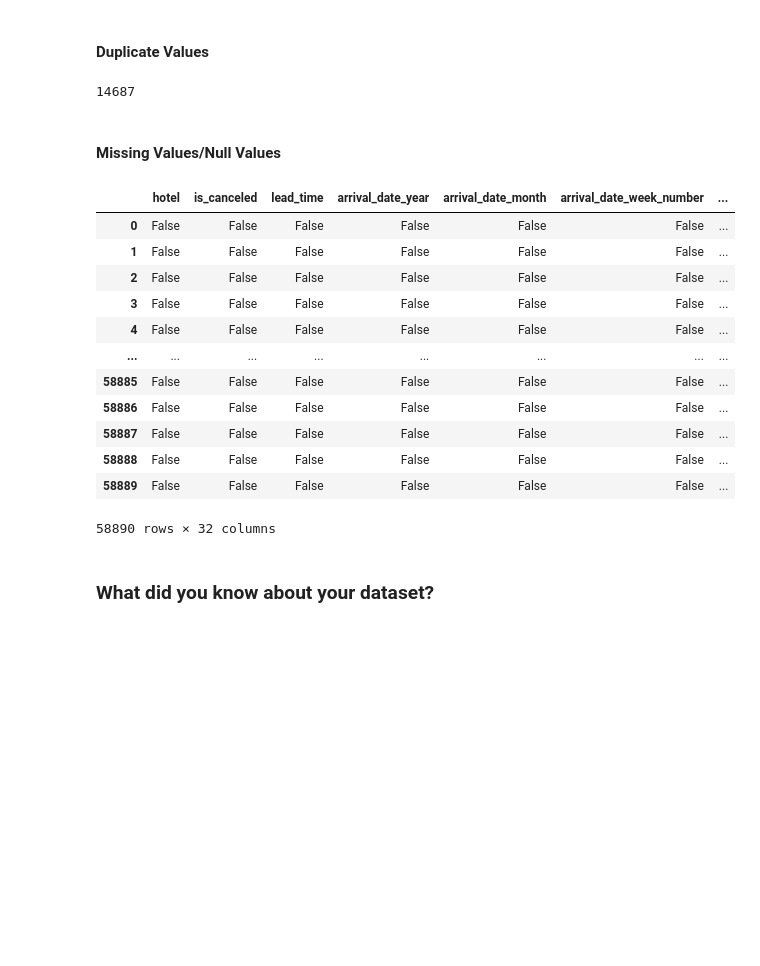
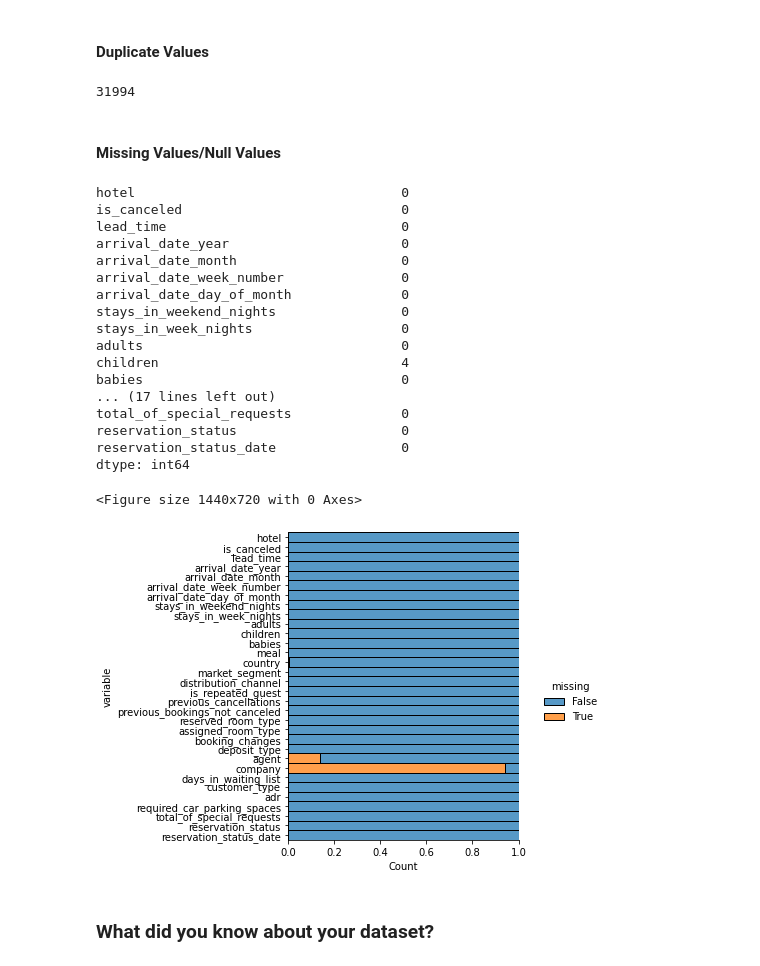
Before and after one commit to deeksha04kamal13/EDA-PROJECT, a Jupyter notebook: Copy_of_Sample_EDA_Submission_Template.ipynb, the cells around one changed output. Saved outputs shown, nothing was run; the diff lists cells and outputs as text; code cells hidden in the pictures; blank space fills up the shorter version.

```diff
--- a/Copy_of_Sample_EDA_Submission_Template.ipynb
+++ b/Copy_of_Sample_EDA_Submission_Template.ipynb
@@ -87,3 +85,6 @@ Drive already mounted at /content/drive; to attempt to forcibly remount, call dr
+# %%
+path ='/content/drive/MyDrive/Hotel Bookings.csv'
+df = pd.read_csv(path)
 # %% [markdown]
 ### Dataset First View
 # %%
@@ -133,23 +134,27 @@ memory usage: 14.4+ MB
 # Dataset Duplicate Value Count
 df.duplicated().sum()
 # %% [output]
-14687
+31994
 # %% [markdown]
 #### Missing Values/Null Values
 # %%
 # Missing Values/Null Values Count
-df.isnull()
+df.isnull().sum()
 # %% [output]
-|  | hotel | is_canceled | lead_time | arrival_date_year | arrival_date_month | arrival_date_week_number | ... |
-| 0 | False | False | False | False | False | False | ... |
-| 1 | False | False | False | False | False | False | ... |
-| 2 | False | False | False | False | False | False | ... |
-| 3 | False | False | False | False | False | False | ... |
-| 4 | False | False | False | False | False | False | ... |
-| ... | ... | ... | ... | ... | ... | ... | ... |
-| 58885 | False | False | False | False | False | False | ... |
-| 58886 | False | False | False | False | False | False | ... |
-| 58887 | False | False | False | False | False | False | ... |
-| 58888 | False | False | False | False | False | False | ... |
-| 58889 | False | False | False | False | False | False | ... |
-58890 rows × 32 columns
+hotel                                  0
+is_canceled                            0
+lead_time                              0
+arrival_date_year                      0
+arrival_date_month                     0
+arrival_date_week_number               0
+arrival_date_day_of_month              0
+stays_in_weekend_nights                0
+stays_in_week_nights                   0
+adults                                 0
+children                               4
+babies                                 0
+... (17 lines left out)
+total_of_special_requests              0
+reservation_status                     0
+reservation_status_date                0
+dtype: int64
@@ -158,3 +161,16 @@ df.isnull()
+# %%
+plt.figure(figsize=(20,10))
+sns.displot(
+    data=df.isna().melt(value_name="missing"),
+    y="variable",
+    hue="missing",
+    multiple="fill",
+    aspect=1.25
+)
+plt.savefig("visualizing_missing_data_with_barplot_Seaborn_distplot.png", dpi=100)
+# %% [output]
+<Figure size 1440x720 with 0 Axes>
+[figure, added]
 # %% [markdown]
 ### What did you know about your dataset?
 # %% [markdown]
```
Also changed, not shown: parts of 7 cells of this notebook.
